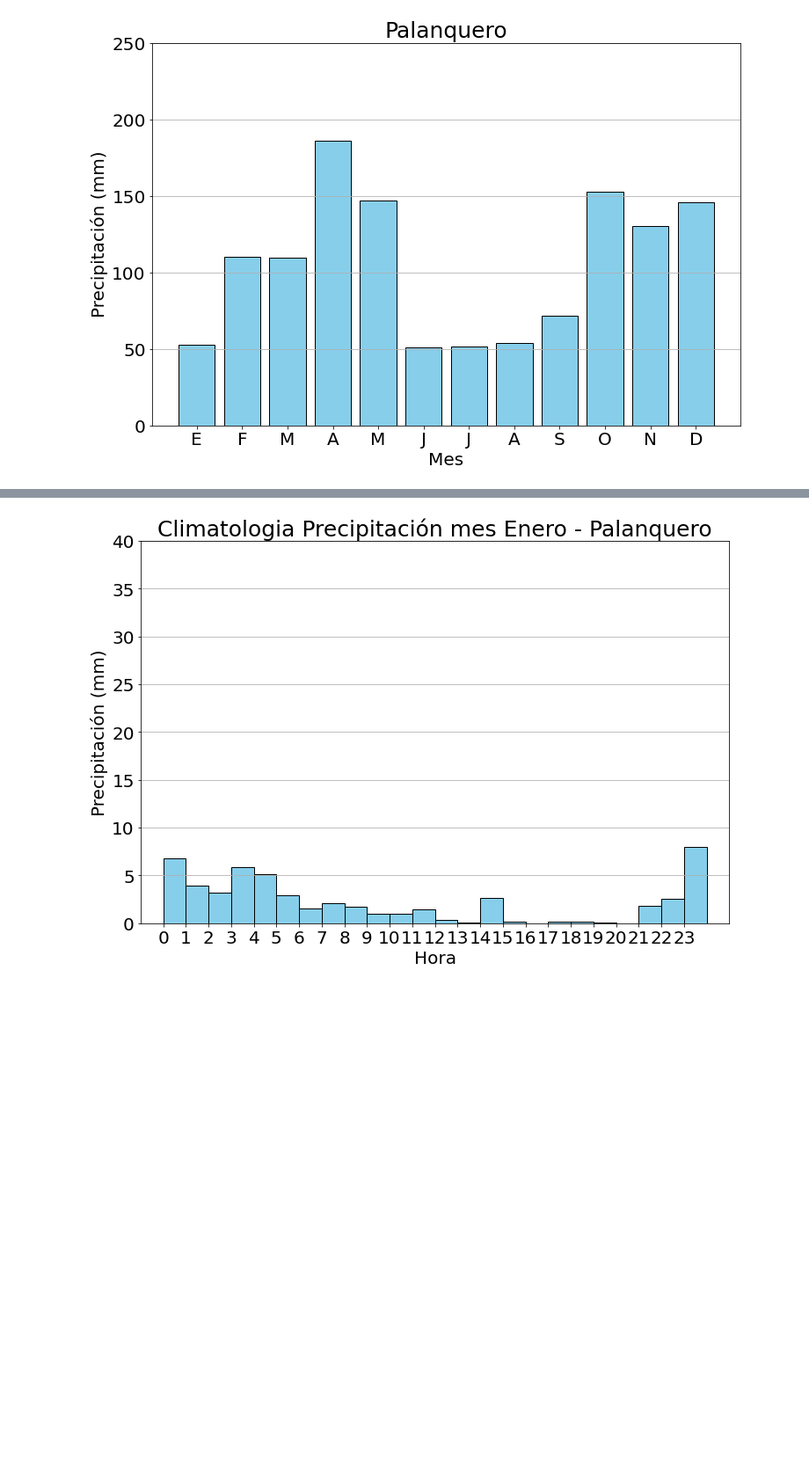
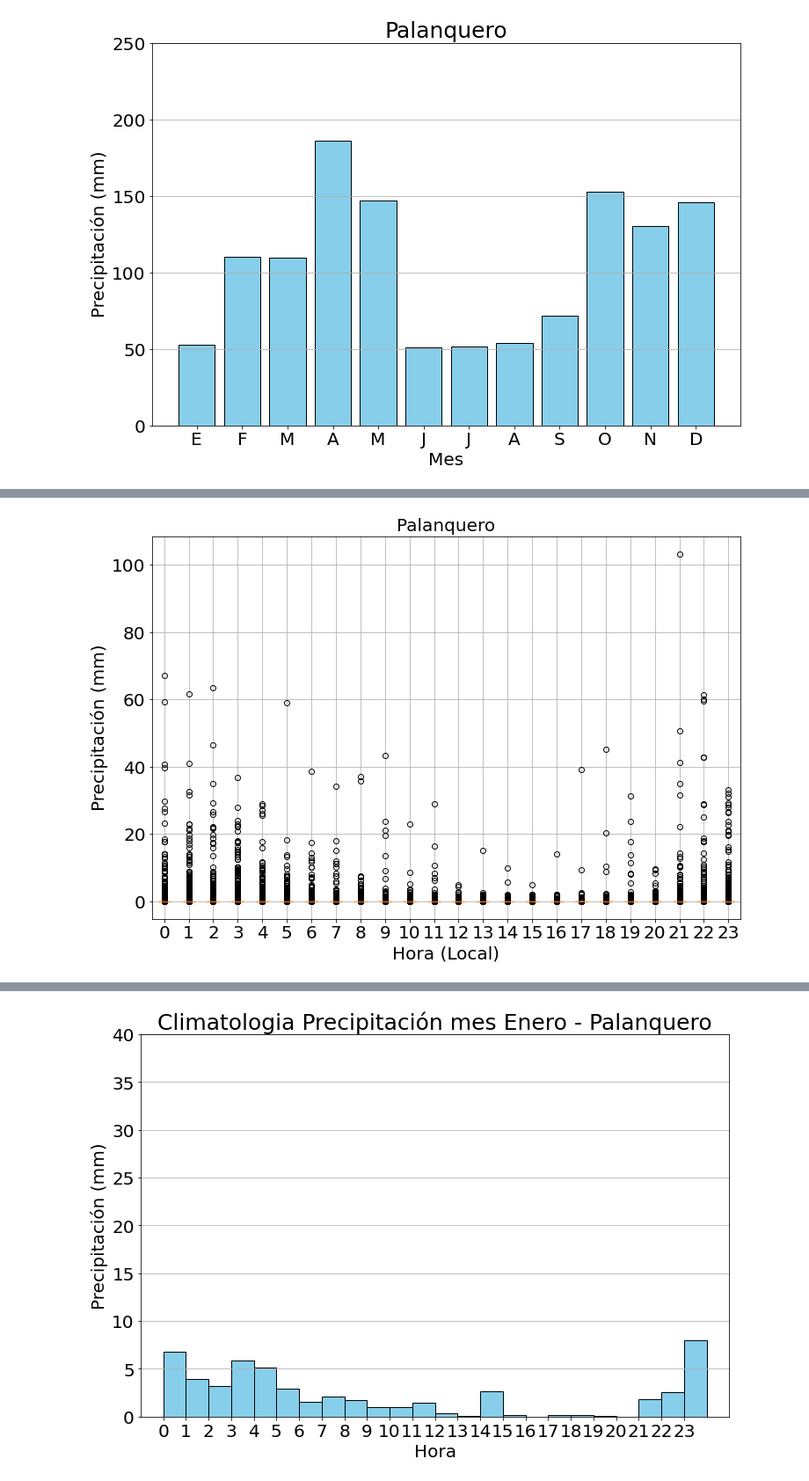
Before and after one commit to chris051091/Tesis_Maestr-a, a Jupyter notebook: climatologia/src/palanquero/Climatologia_Precipitación_Palanquero.ipynb, the cells around one changed output, grey strips where cells are left out. Shown at 88% size. Saved outputs shown, nothing was run; the diff lists cells and outputs as text; code cells hidden in the pictures; blank space fills up the shorter version.

```diff
--- a/climatologia/src/palanquero/Climatologia_Precipitación_Palanquero.ipynb
+++ b/climatologia/src/palanquero/Climatologia_Precipitación_Palanquero.ipynb
@@ -117,0 +308,14 @@ plot_per_month(dfmes, f'{NOMBRE_ESTACION.capitalize()}', f'climatologia_{VARIABL
+# %%
+plot_caja_bigote(
+    df=df,
+    columna_x="HORA",
+    columna_y="PREC",
+    titulo=NOMBRE_ESTACION.capitalize(),
+    rotulo_x="Hora (Local)",
+    rotulo_y=NOMBRE_EJE_Y,
+    nombre_estacion=NOMBRE_ESTACION,
+    nombre_figura="grafico_hum_caja_bigote_palanquero_horario",
+    path_para_salvar=PATH_FINAL_FIGURAS_CLIMATOLOGIA
+)
+# %% [output]
+[figure, added]
```
Also changed, not shown: parts of 4 cells of this notebook.
